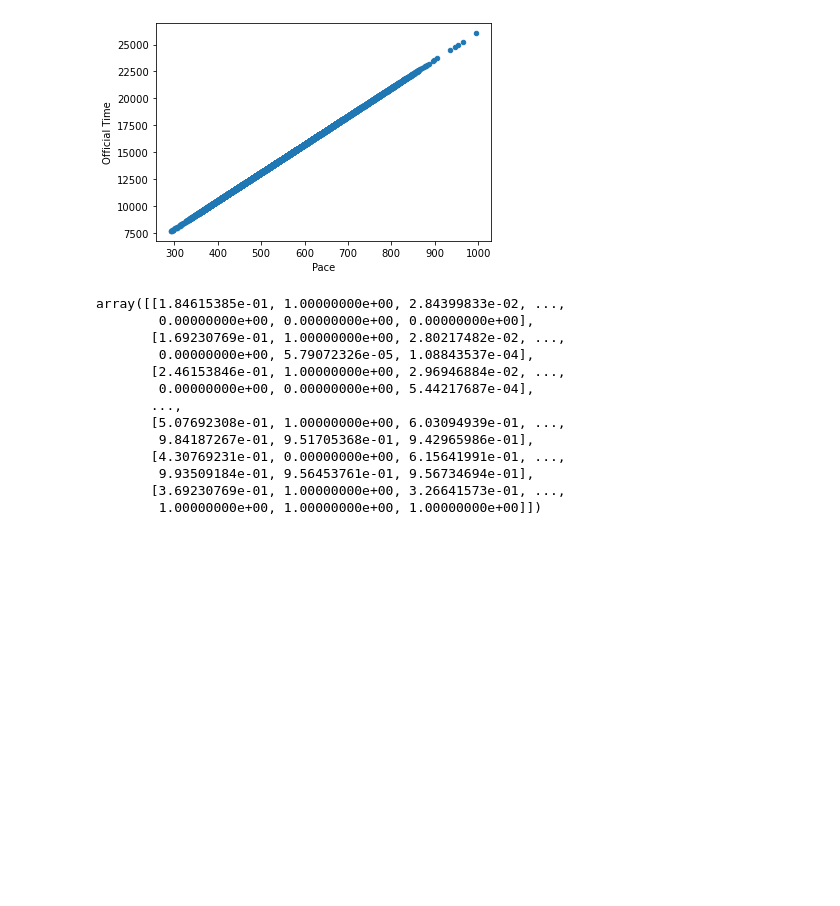
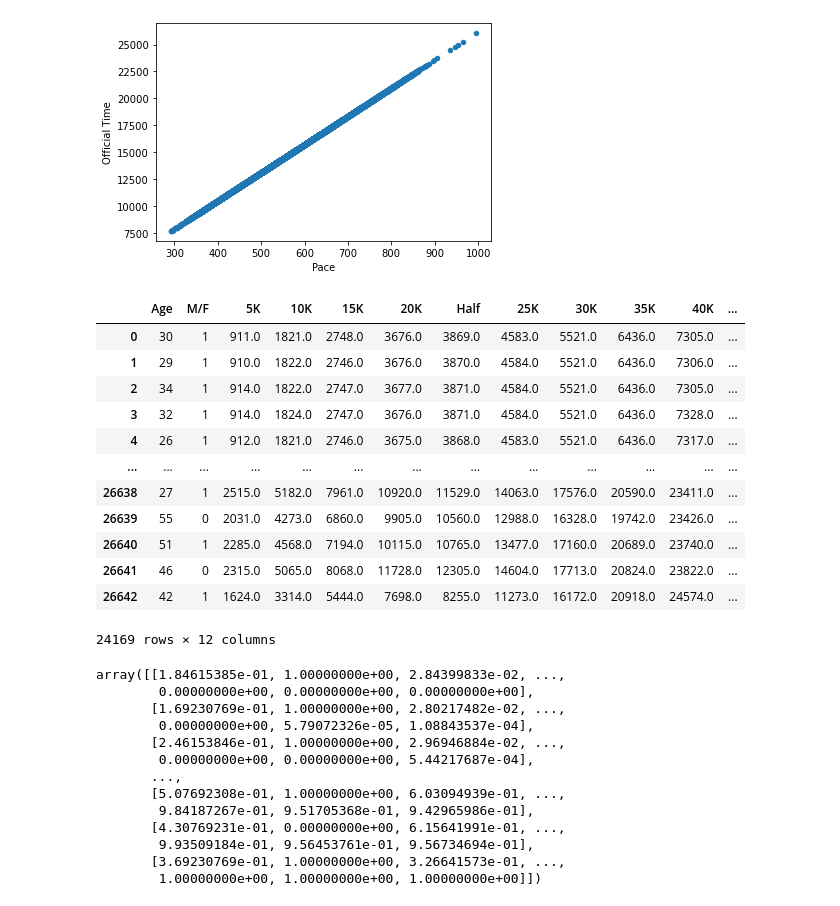
Before and after one commit to ethomas33/Bootcamp, a Jupyter notebook: 18_1Activities/06-Stu_KMeans/Solved/BostonMarathonKMeans.ipynb, the cells around one changed output. Cells and saved outputs as stored; diff of their text form; code cells hidden in the pictures; blank space fills up the shorter version.

```diff
--- a/18_1Activities/06-Stu_KMeans/Solved/BostonMarathonKMeans.ipynb
+++ b/18_1Activities/06-Stu_KMeans/Solved/BostonMarathonKMeans.ipynb
@@ -109,6 +109,22 @@ X = df.drop('Pace', axis=1)
 
 # Alternatively, select all the columns to keep
 #X = df[['Age', 'M/F','5K','10K','15K','20K','25K','30K','35K','40K','Half','Official Time']]
+# %%
+X
+# %% [output]
+|  | Age | M/F | 5K | 10K | 15K | 20K | Half | 25K | 30K | 35K | 40K | ... |
+| 0 | 30 | 1 | 911.0 | 1821.0 | 2748.0 | 3676.0 | 3869.0 | 4583.0 | 5521.0 | 6436.0 | 7305.0 | ... |
+| 1 | 29 | 1 | 910.0 | 1822.0 | 2746.0 | 3676.0 | 3870.0 | 4584.0 | 5521.0 | 6436.0 | 7306.0 | ... |
+| 2 | 34 | 1 | 914.0 | 1822.0 | 2747.0 | 3677.0 | 3871.0 | 4584.0 | 5521.0 | 6436.0 | 7305.0 | ... |
+| 3 | 32 | 1 | 914.0 | 1824.0 | 2747.0 | 3676.0 | 3871.0 | 4584.0 | 5521.0 | 6436.0 | 7328.0 | ... |
+| 4 | 26 | 1 | 912.0 | 1821.0 | 2746.0 | 3675.0 | 3868.0 | 4583.0 | 5521.0 | 6436.0 | 7317.0 | ... |
+| ... | ... | ... | ... | ... | ... | ... | ... | ... | ... | ... | ... | ... |
+| 26638 | 27 | 1 | 2515.0 | 5182.0 | 7961.0 | 10920.0 | 11529.0 | 14063.0 | 17576.0 | 20590.0 | 23411.0 | ... |
+| 26639 | 55 | 0 | 2031.0 | 4273.0 | 6860.0 | 9905.0 | 10560.0 | 12988.0 | 16328.0 | 19742.0 | 23426.0 | ... |
+| 26640 | 51 | 1 | 2285.0 | 4568.0 | 7194.0 | 10115.0 | 10765.0 | 13477.0 | 17160.0 | 20689.0 | 23740.0 | ... |
+| 26641 | 46 | 0 | 2315.0 | 5065.0 | 8068.0 | 11728.0 | 12305.0 | 14604.0 | 17713.0 | 20824.0 | 23822.0 | ... |
+| 26642 | 42 | 1 | 1624.0 | 3314.0 | 5444.0 | 7698.0 | 8255.0 | 11273.0 | 16172.0 | 20918.0 | 24574.0 | ... |
+24169 rows × 12 columns
 # %%
 # Scale the dataset using MinMaxScaler()
 X_scaled = MinMaxScaler().fit_transform(X)
```
Also changed, not shown: parts of 1 cell of this notebook.
